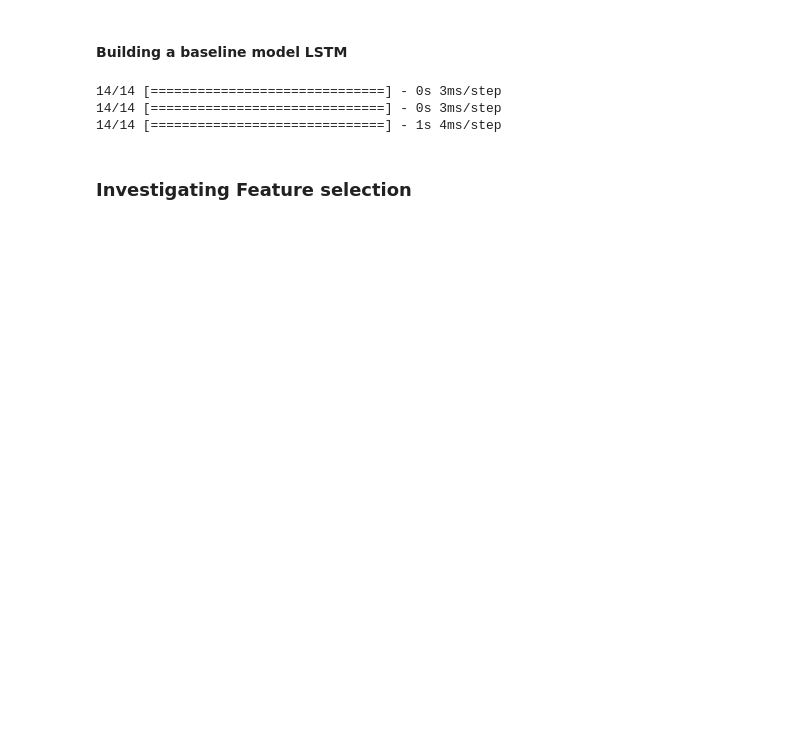
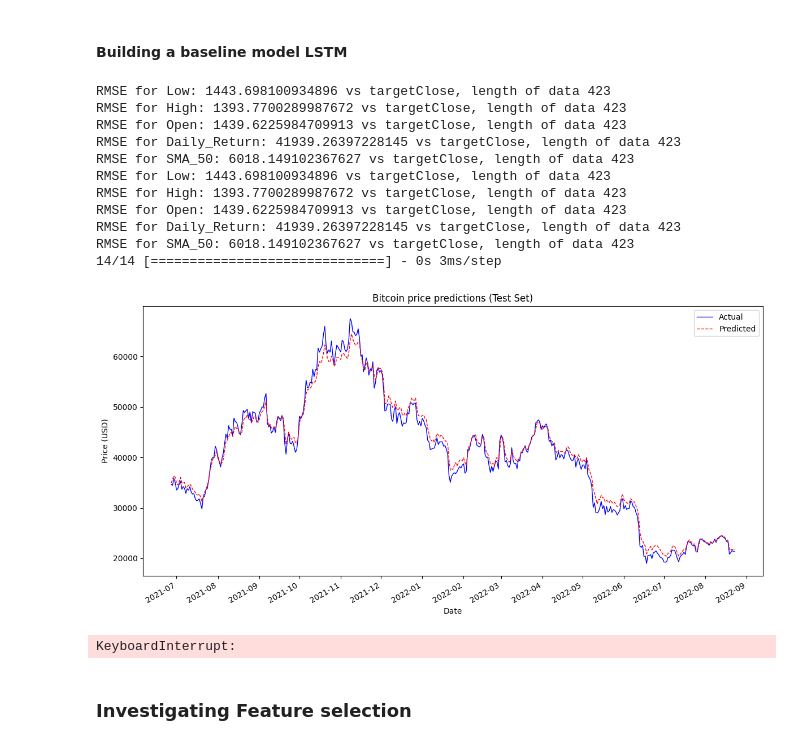
Before and after one commit to ASherjil/Cryptocurrency-Price-Prediction, a Jupyter notebook: CW2_B820928.ipynb, the cells around one changed output. Saved outputs shown, nothing was run; the diff lists cells and outputs as text; code cells hidden in the pictures; blank space fills up the shorter version.

```diff
--- a/CW2_B820928.ipynb
+++ b/CW2_B820928.ipynb
@@ -351,13 +349,11 @@ Number of rows removed: 203
 # %%
 import numpy as np
 #from tensorflow.keras.models import Sequential
-from tensorflow.keras.layers import LSTM, Dense, Dropout
+from tensorflow.keras.layers import LSTM
 from sklearn.preprocessing import StandardScaler
 from tensorflow.keras.callbacks import EarlyStopping
-#from tensorflow.keras.regularizers import l2
 import matplotlib.dates as mdates
-#from tensorflow.keras.layers import GRU, Dense, Dropout
-from sklearn.metrics import mean_squared_error, mean_absolute_error
+
 
 def plot_loss(history, title):
     """
@@ -458,7 +454,7 @@ def plot_test_predictions(model, X_test_scaled, y_test_scaled, dates_test, scale
         file.write(f"RMSE: {rmse}, MAE: {mae}, MAPE: {mape}%, sMAPE: {smape}%\n\n")
 
     # Initialize plot
-    """"
+
     plt.figure(figsize=(12, 6))
     plt.plot(dates_test, actual, label='Actual', color='blue', linewidth=1)
     plt.plot(dates_test, predictions, label='Predicted', color='red', linestyle='--', linewidth=1)
@@ -472,7 +468,6 @@ def plot_test_predictions(model, X_test_scaled, y_test_scaled, dates_test, scale
     plt.gcf().autofmt_xdate()  # Beautify the x-labels
     plt.tight_layout()
     plt.show()
-    """
 # %%
 import tensorflow as tf
 from tensorflow.keras.layers import GRU, Dropout, Dense
@@ -572,17 +567,23 @@ def prepare_data(df, features, target, train_percent, val_percent):
     X = df[features]
     y = df[[target]]  # Keeping it as DataFrame
 
+    # Calculate the number of rows for training and validation
+    total_rows = len(df)
+    train_end = int(total_rows * train_percent)
+    val_end = train_end + int(total_rows * val_percent)
+
+    test_y = y[val_end:]  # Extract test target values
+    for feature in features:
+        feature_raw = df[[feature]][val_end:]
+        rmse = np.sqrt(mean_squared_error(test_y, feature_raw))
+        print(f"RMSE for '{feature}': {rmse} vs target: '{target}', length of data {len(feature_raw)}")
+
     # Scale features and target
     X_scaled = scaler_X.fit_transform(X)
     y_scaled = scaler_y.fit_transform(y)
 
     # Reshape for LSTM [samples, time steps, features]
     X_scaled = X_scaled.reshape((X_scaled.shape[0], 1, X_scaled.shape[1]))
-
-    # Calculate the number of rows for training and validation
-    total_rows = len(df)
-    train_end = int(total_rows * train_percent)
-    val_end = train_end + int(total_rows * val_percent)
 
     # Split data
     X_train_scaled = X_scaled[:train_end]
@@ -630,7 +631,7 @@ def complete_workflow_and_plot(df, models, features, target, train_percent, val_
     # Now plot the predictions alongside the actual validation data
     #plot_model_predictions(models, X_val_scaled, y_val_scaled, dates_val, scaler_y)
 # %%
-features = ['EMA_50', 'EMA_200', 'SMA_200', 'SMA_50', 'MACD', 'Signal_Line']
+features = ['Low', 'High', 'Open', 'Daily_Return', 'SMA_50']
 target   = 'Close'
 
 train_split      = 0.80
@@ -657,35 +658,45 @@ model2 = Sequential([
     Dropout(0.1),
     LSTM(448),
     Dropout(0.1),
     Dense(1)
 ])
 
 # Build the model 3
 model3 = Sequential([
     Bidirectional(GRU(320, return_sequences=True), input_shape=(X_train_scaled.shape[1], X_train_scaled.shape[2])),
     Dropout(0.40),
     Bidirectional(GRU(352)),  # Note: return_sequences defaults to False here
     Dropout(0.20),
     Dense(1)
 ])
 
 # Train the models then plot their losses
 models = [model1, model2, model3]
 
 complete_workflow_and_plot(
     df=df_bitcoin_2_clean.copy(),
     models=models,
     features=features,
     target=target,
     train_percent=train_split,
     val_percent=validation_split,
     epochs=50,
     batch_size=32
 )
 # %% [output]
+RMSE for Low: 1443.698100934896 vs targetClose, length of data 423
+RMSE for High: 1393.7700289987672 vs targetClose, length of data 423
+RMSE for Open: 1439.6225984709913 vs targetClose, length of data 423
+RMSE for Daily_Return: 41939.26397228145 vs targetClose, length of data 423
+RMSE for SMA_50: 6018.149102367627 vs targetClose, length of data 423
+RMSE for Low: 1443.698100934896 vs targetClose, length of data 423
+RMSE for High: 1393.7700289987672 vs targetClose, length of data 423
+RMSE for Open: 1439.6225984709913 vs targetClose, length of data 423
+RMSE for Daily_Return: 41939.26397228145 vs targetClose, length of data 423
+RMSE for SMA_50: 6018.149102367627 vs targetClose, length of data 423
 14/14 [==============================] - 0s 3ms/step
-14/14 [==============================] - 0s 3ms/step
-14/14 [==============================] - 1s 4ms/step
+[figure, added]
+KeyboardInterrupt:
 # %% [markdown]
 ### Investigating Feature selection
 # %%
```
Also changed, not shown: parts of 11 cells of this notebook.
